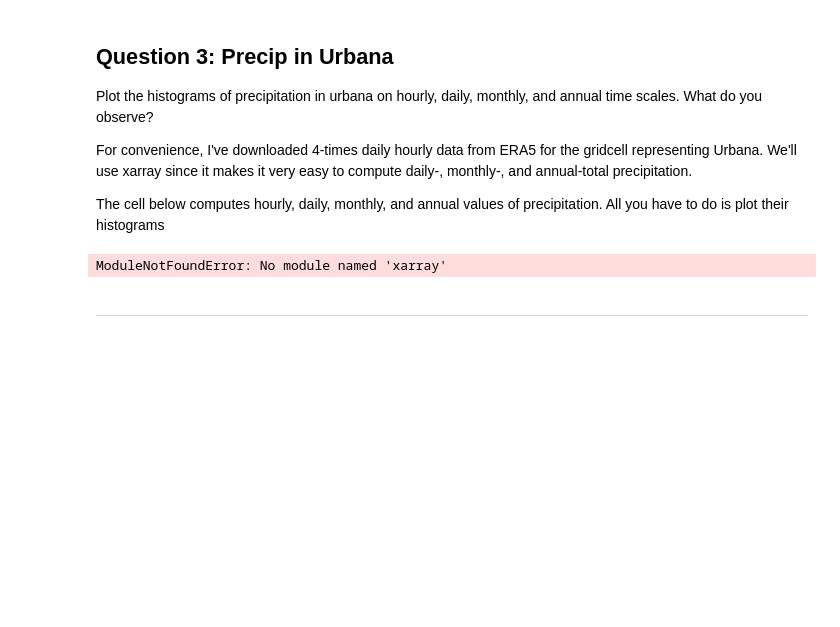
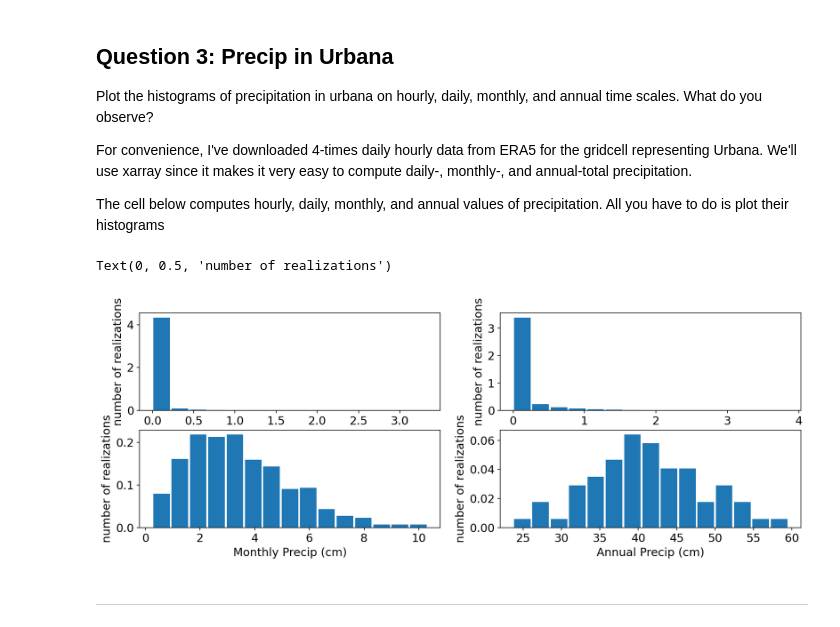
Before and after one commit to yuditwang/SIMLES, a Jupyter notebook: M01_Lab.ipynb, the cells around one changed output. Cells and saved outputs as stored; diff of their text form; code cells hidden in the pictures; blank space fills up the shorter version.

```diff
--- a/M01_Lab.ipynb
+++ b/M01_Lab.ipynb
@@ -251,26 +326,45 @@ For convenience, I've downloaded 4-times daily hourly data from ERA5 for the gri
 The cell below computes hourly, daily, monthly, and annual values of precipitation. All you have to do is plot their histograms
 # %%
 import xarray as xr
+import requests
+import os
+
 r=requests.get('http://github.com/cdds-uiuc/simles-book/raw/master/content/Module01/data/ERA5precip_urbana_1950-2021.nc')
 open('temp.nc', 'wb').write(r.content)
 ds=xr.open_dataset('temp.nc')
 os.remove("temp.nc")
+
+unit_conv=1000/24.5*6
+
 
 pr_hr =ds.tp*unit_conv;
 pr_day =pr_hr.resample(time='1D').sum('time')
 pr_mon=pr_hr.resample(time='1M').sum('time')
 pr_yr =pr_hr.resample(time='1Y').sum('time')
 
 Nbins=15;
 
 fig, ax = plt.subplots(2,2)
 
 ax[0,0].hist(pr_hr,bins=Nbins,density=True,rwidth=0.9,label='Hourly Precip')
+ax[0,0].set_xlabel('Hourly Precip (cm)')
+ax[0,0].set_ylabel('number of realizations')
+
 ax[0,1].hist(pr_day,bins=Nbins,density=True,rwidth=0.9,label='Daily Precip')
+ax[0,1].set_xlabel('Daily Precip (cm)')
+ax[0,1].set_ylabel('number of realizations')
+
+
 ax[1,0].hist(pr_mon,bins=Nbins,density=True,rwidth=0.9,label='Monthly Precip')
+ax[1,0].set_xlabel('Monthly Precip (cm)')
+ax[1,0].set_ylabel('number of realizations')
+
 ax[1,1].hist(pr_yr,bins=Nbins,density=True,rwidth=0.9,label='Annual Precip')
+ax[1,1].set_xlabel('Annual Precip (cm)')
+ax[1,1].set_ylabel('number of realizations')
 # %% [output]
-ModuleNotFoundError: No module named 'xarray'
+Text(0, 0.5, 'number of realizations')
+[figure, added]
 # %% [markdown]
 <hr style="border:2px solid black"> </hr>
 # %% [markdown]
```
Also changed, not shown: parts of 7 cells of this notebook.
